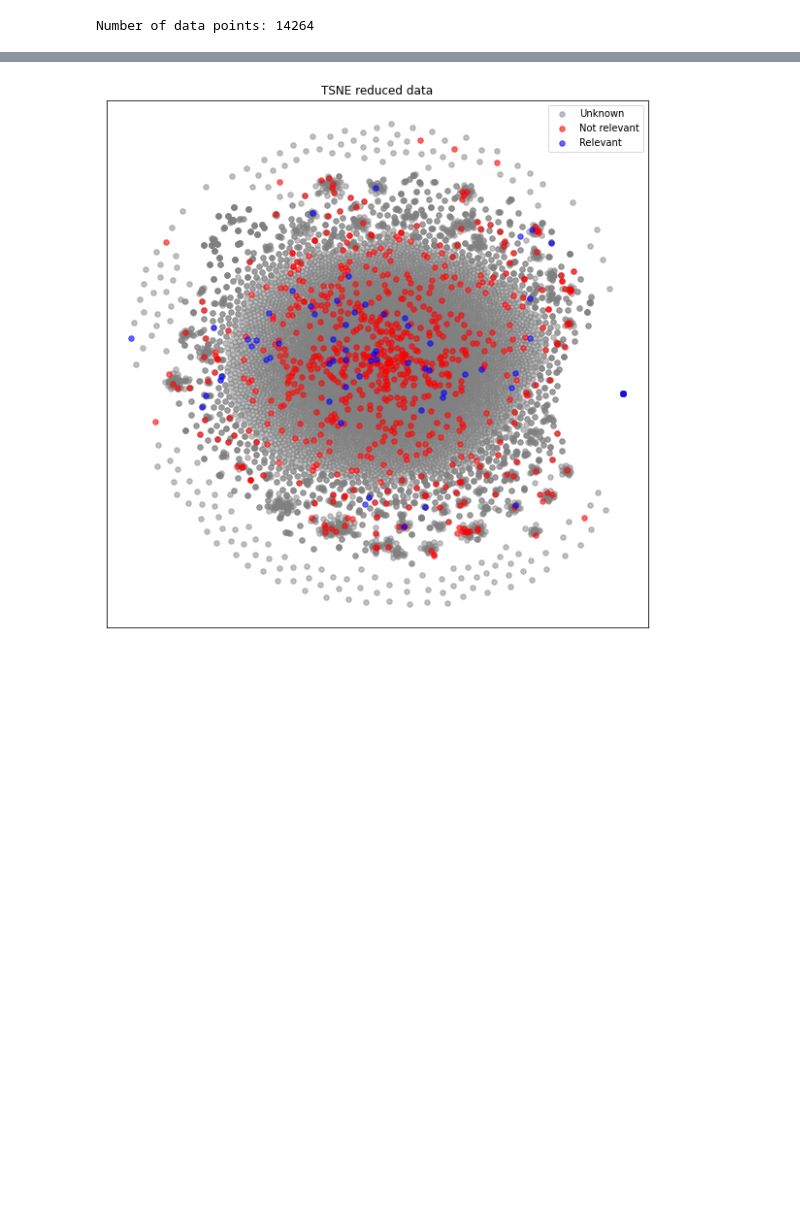
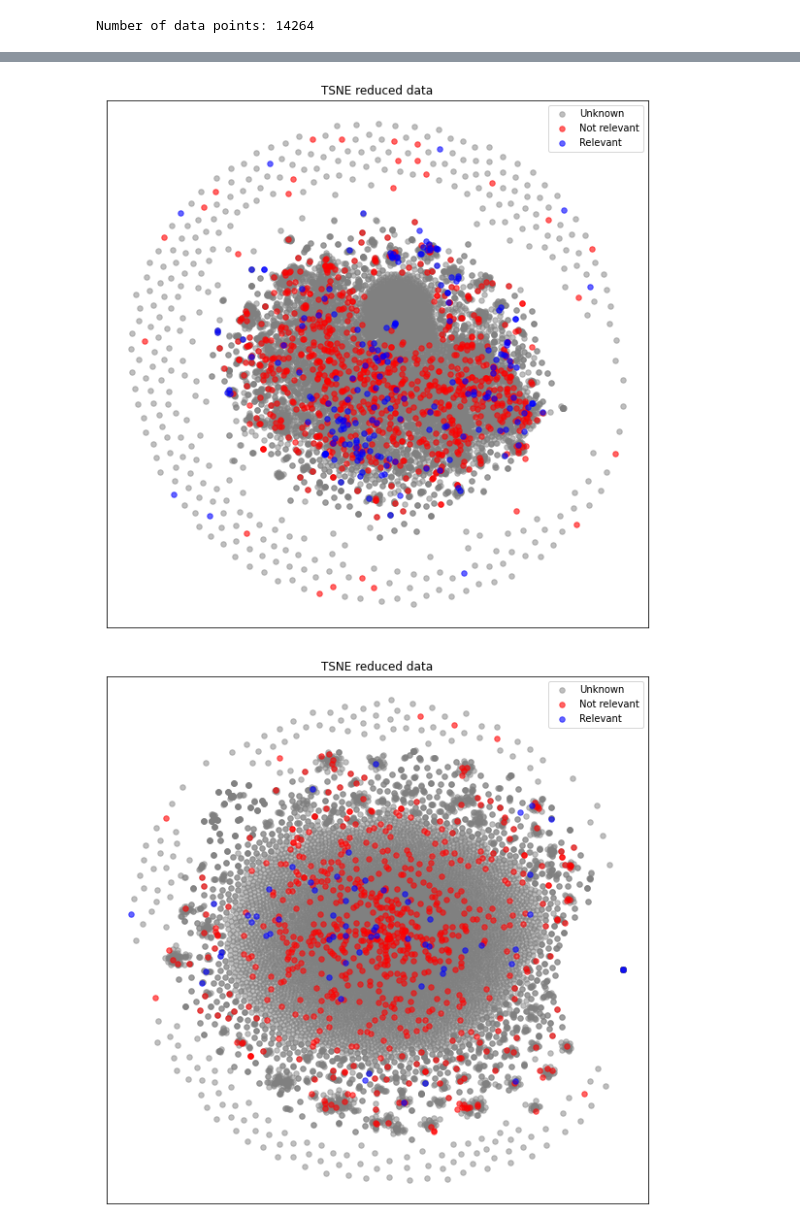
Before and after one commit to wellcometrust/nutrition-labels, a Jupyter notebook: notebooks/Grant clustering.ipynb, the cells around one changed output, grey strips where cells are left out. Saved outputs shown, nothing was run; the diff lists cells and outputs as text; code cells hidden in the pictures; blank space fills up the shorter version.

```diff
--- a/notebooks/Grant clustering.ipynb
+++ b/notebooks/Grant clustering.ipynb
@@ -198,3 +188,9 @@ plot_reduce(all_reduced_data_count_tsne, relevant_grant, type_reduction)
+# %%
+type_reduction = 'TSNE'
+all_reduced_data_count_tsne = reduce_data(data_vectorized_count, type_reduction=type_reduction, perplexity=50)
+plot_reduce(all_reduced_data_count_tsne, relevant_grant, type_reduction)
+# %% [output]
+[figure, added]
 # %%
 type_reduction = 'TSNE'
 all_reduced_data_tfidf_tsne = reduce_data(data_vectorized_tfidf, type_reduction=type_reduction)
```
Also changed, not shown: parts of 10 cells of this notebook.
